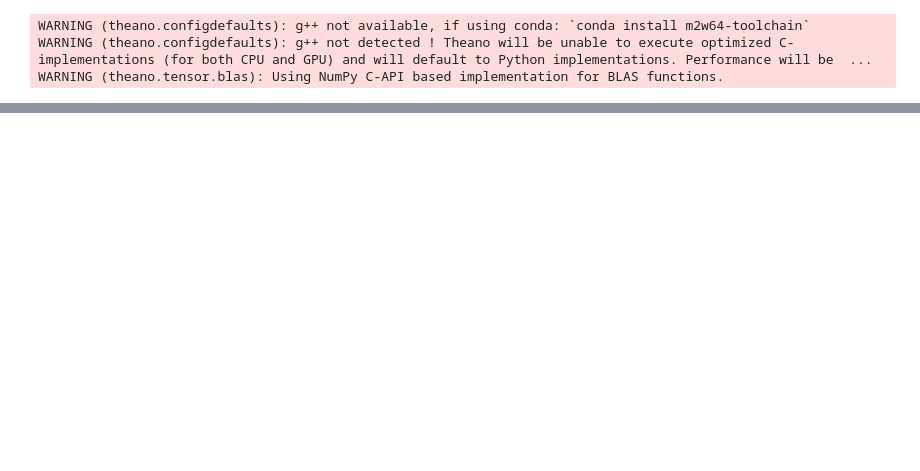
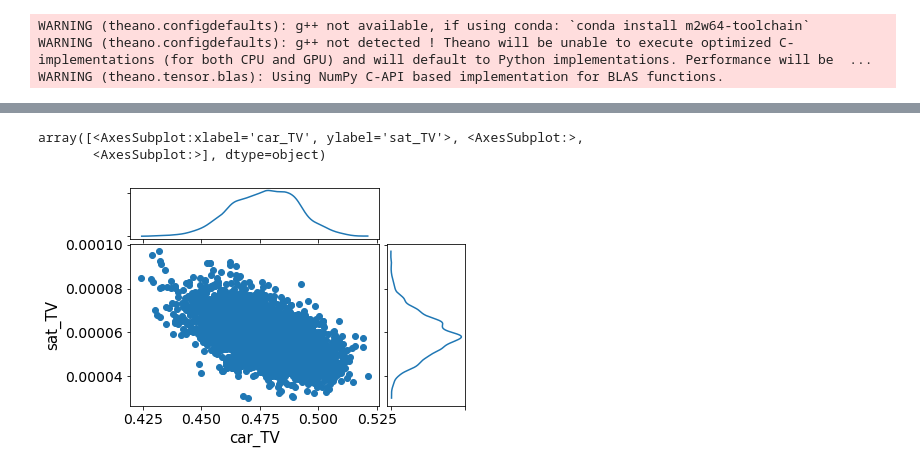
Before and after one commit to palVikram/Mix_Modelling_Marketing, a Jupyter notebook: Bayesian Marketing Mix Modeling.ipynb, the cells around one changed output, grey strips where cells are left out. Cells and saved outputs as stored; diff of their text form; code cells hidden in the pictures; blank space fills up the shorter version.

```diff
--- a/Bayesian Marketing Mix Modeling.ipynb
+++ b/Bayesian Marketing Mix Modeling.ipynb
@@ -45,0 +107,9 @@ WARNING (theano.tensor.blas): Using NumPy C-API based implementation for BLAS fu
+# %%
+az.plot_joint(
+    trace,
+    var_names=['car_TV', 'sat_TV'],
+)
+# %% [output]
+array([<AxesSubplot:xlabel='car_TV', ylabel='sat_TV'>, <AxesSubplot:>,
+       <AxesSubplot:>], dtype=object)
+[figure, added]
```
Also changed, not shown: parts of 6 cells of this notebook.
